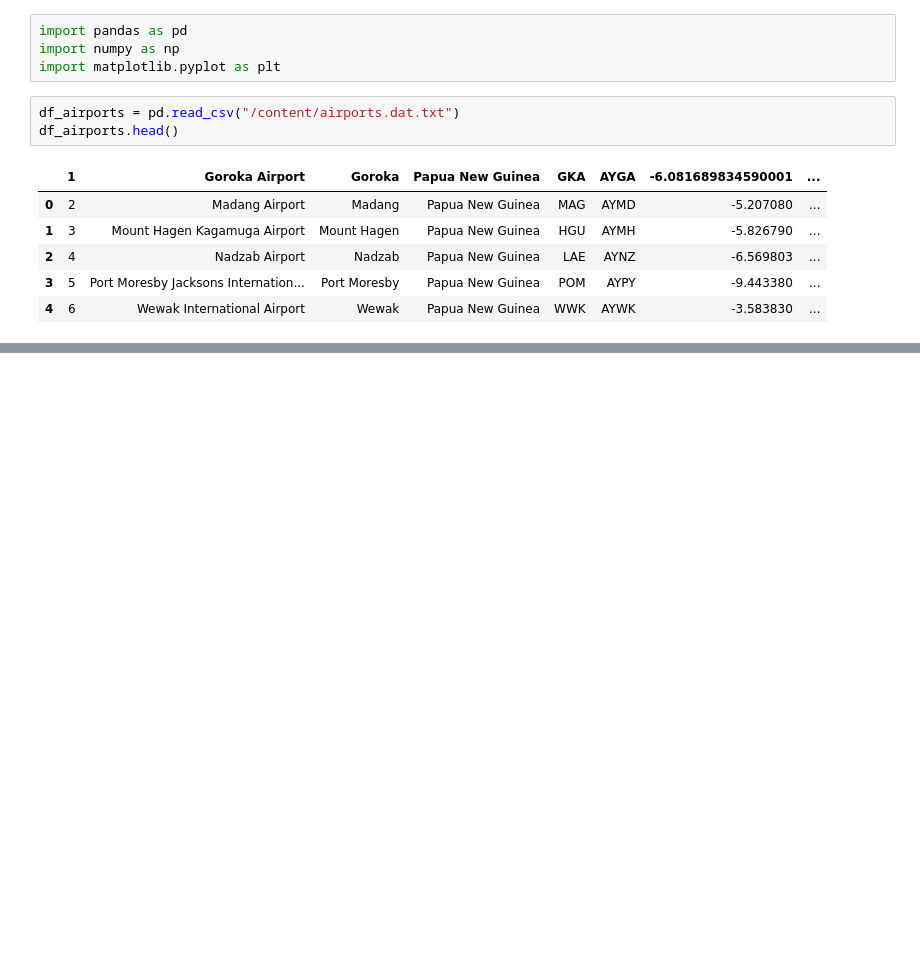
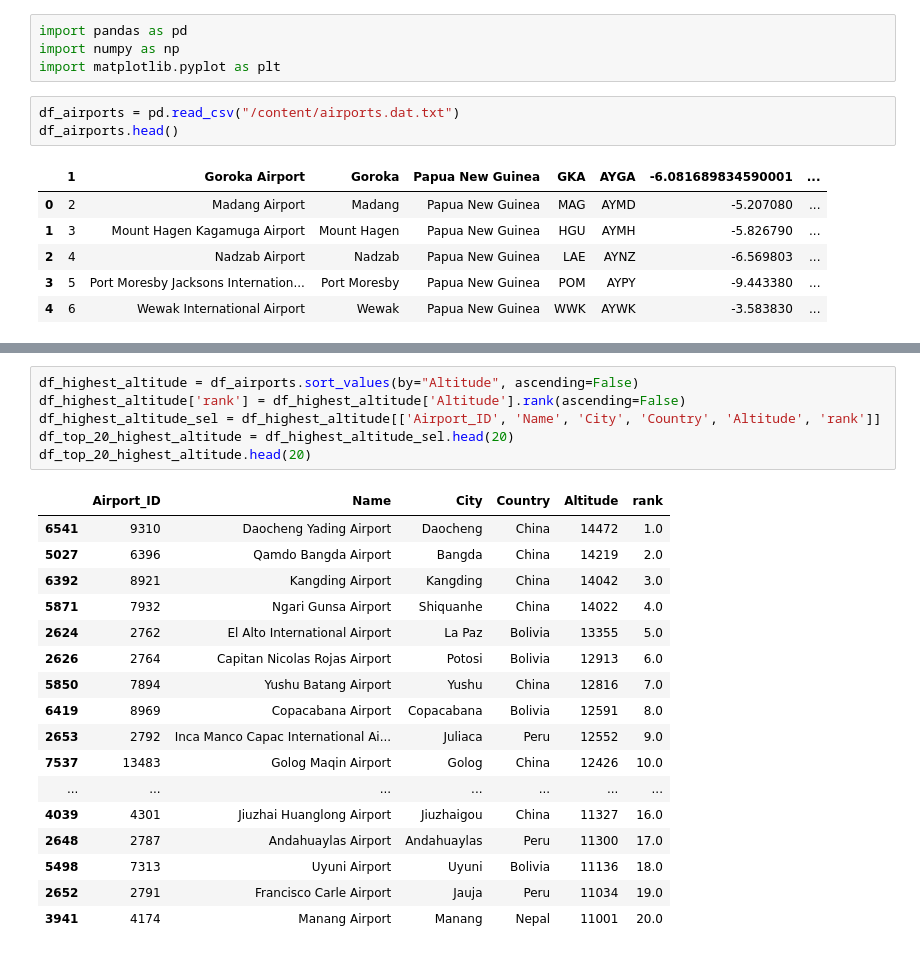
Before and after one commit to aswinudhesh/Data-Analytics, a Jupyter notebook: Airports_and_Airlines.ipynb, the cells around one changed output, grey strips where cells are left out. Drawn from its saved outputs; the diff is of its cells as text; blank space fills up the shorter version.

```diff
--- a/Airports_and_Airlines.ipynb
+++ b/Airports_and_Airlines.ipynb
@@ -24,3 +24,27 @@ df_airports.head()
 | 2 | 4 | Nadzab Airport | Nadzab | Papua New Guinea | LAE | AYNZ | -6.569803 | 146.725977 | 239 | 10 | ... |
 | 3 | 5 | Port Moresby Jacksons Internation... | Port Moresby | Papua New Guinea | POM | AYPY | -9.443380 | 147.220001 | 146 | 10 | ... |
 | 4 | 6 | Wewak International Airport | Wewak | Papua New Guinea | WWK | AYWK | -3.583830 | 143.669006 | 19 | 10 | ... |
+# %%
+df_highest_altitude = df_airports.sort_values(by="Altitude", ascending=False)
+df_highest_altitude['rank'] = df_highest_altitude['Altitude'].rank(ascending=False)
+df_highest_altitude_sel = df_highest_altitude[['Airport_ID', 'Name', 'City', 'Country', 'Altitude', 'rank']]
+df_top_20_highest_altitude = df_highest_altitude_sel.head(20)
+df_top_20_highest_altitude.head(20)
+# %% [output]
+|  | Airport_ID | Name | City | Country | Altitude | rank |
+| 6541 | 9310 | Daocheng Yading Airport | Daocheng | China | 14472 | 1.0 |
+| 5027 | 6396 | Qamdo Bangda Airport | Bangda | China | 14219 | 2.0 |
+| 6392 | 8921 | Kangding Airport | Kangding | China | 14042 | 3.0 |
+| 5871 | 7932 | Ngari Gunsa Airport | Shiquanhe | China | 14022 | 4.0 |
+| 2624 | 2762 | El Alto International Airport | La Paz | Bolivia | 13355 | 5.0 |
+| 2626 | 2764 | Capitan Nicolas Rojas Airport | Potosi | Bolivia | 12913 | 6.0 |
+| 5850 | 7894 | Yushu Batang Airport | Yushu | China | 12816 | 7.0 |
+| 6419 | 8969 | Copacabana Airport | Copacabana | Bolivia | 12591 | 8.0 |
+| 2653 | 2792 | Inca Manco Capac International Ai... | Juliaca | Peru | 12552 | 9.0 |
+| 7537 | 13483 | Golog Maqin Airport | Golog | China | 12426 | 10.0 |
+| ... | ... | ... | ... | ... | ... | ... |
+| 4039 | 4301 | Jiuzhai Huanglong Airport | Jiuzhaigou | China | 11327 | 16.0 |
+| 2648 | 2787 | Andahuaylas Airport | Andahuaylas | Peru | 11300 | 17.0 |
+| 5498 | 7313 | Uyuni Airport | Uyuni | Bolivia | 11136 | 18.0 |
+| 2652 | 2791 | Francisco Carle Airport | Jauja | Peru | 11034 | 19.0 |
+| 3941 | 4174 | Manang Airport | Manang | Nepal | 11001 | 20.0 |
```
